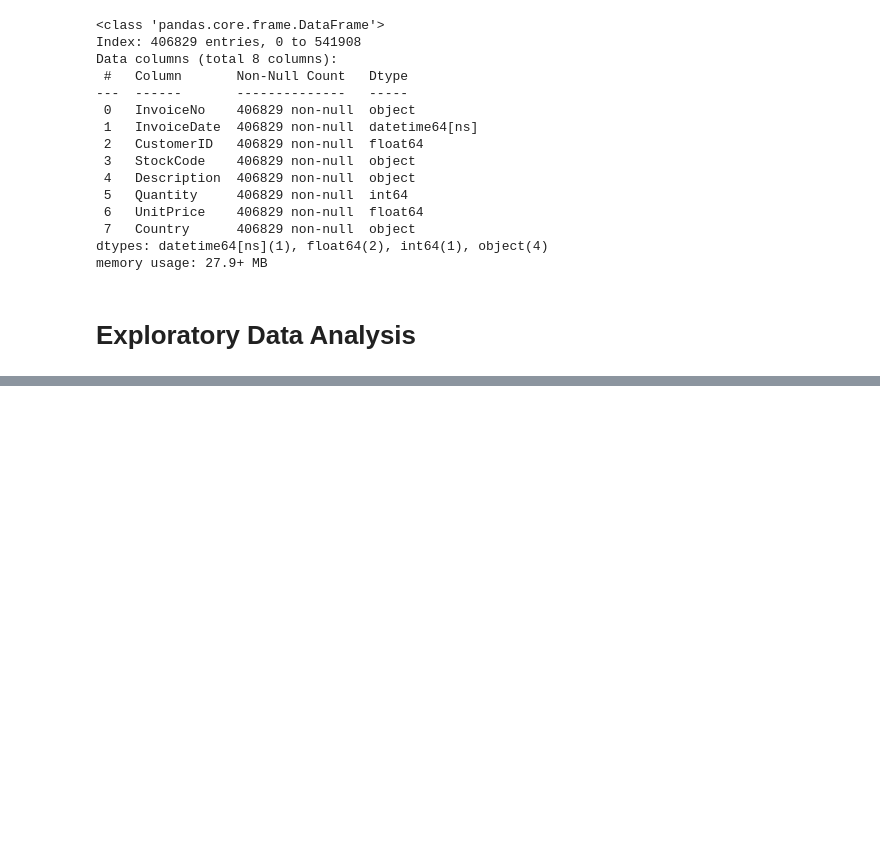
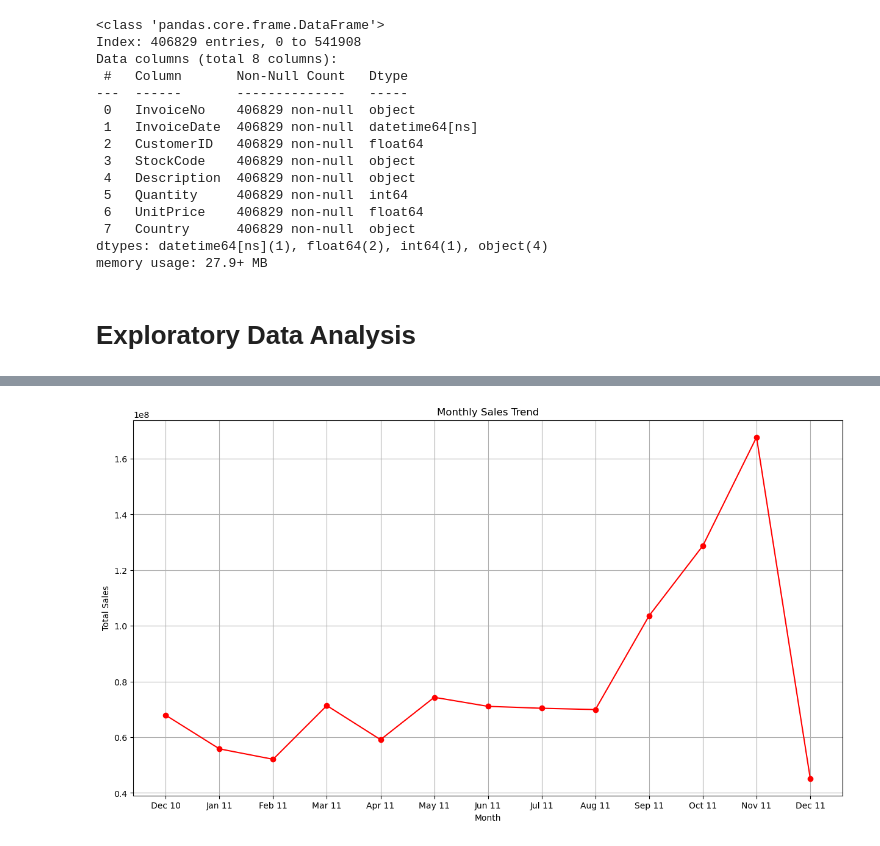
Before and after one commit to kconana/customer-retention-analysis-II, a Jupyter notebook: notebooks/kingsley-solution.ipynb, the cells around one changed output, grey strips where cells are left out. Cells and saved outputs as stored; diff of their text form; code cells hidden in the pictures; blank space fills up the shorter version.

```diff
--- a/notebooks/kingsley-solution.ipynb
+++ b/notebooks/kingsley-solution.ipynb
@@ -117,0 +183,8 @@ memory usage: 27.9+ MB
+# %%
+data['Month'] = data['InvoiceDate'].dt.to_period('M')
+
+data['Sales'] = data['Quantity'] * data['UnitPrice']
+
+monthly_sales = data.groupby('Month')['Sales'].sum().reset_index()
+
+monthly_sales['Month'] = monthly_sales['Month'].dt.to_timestamp()
@@ -117,0 +200,19 @@ memory usage: 27.9+ MB
+# %%
+#Line Plot
+
+plt.figure(figsize = (15,8))
+plt.plot(
+    monthly_sales['Month'].dt.strftime('%b %y'),
+    monthly_sales['Sales'],
+    marker='o',
+    linestyle='-',
+    color='red'
+)
+
+plt.xlabel("Month")
+plt.ylabel("Total Sales")
+plt.title("Monthly Sales Trend")
+
+plt.grid(True)
+# %% [output]
+[figure, added]
```
Also changed, not shown: parts of 12 cells of this notebook.
